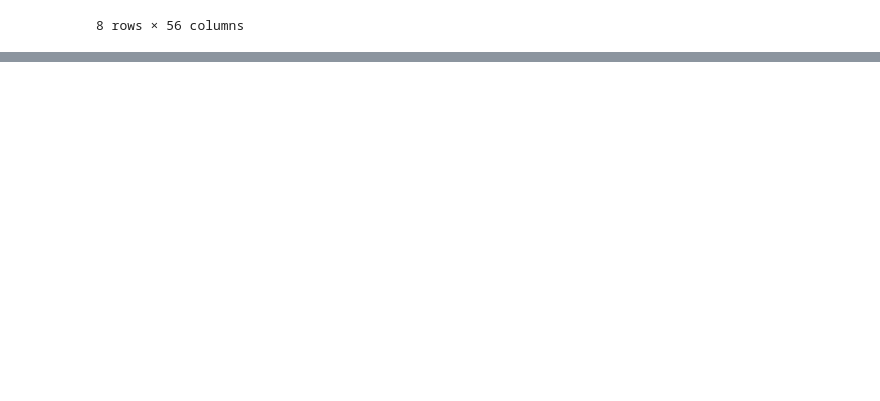
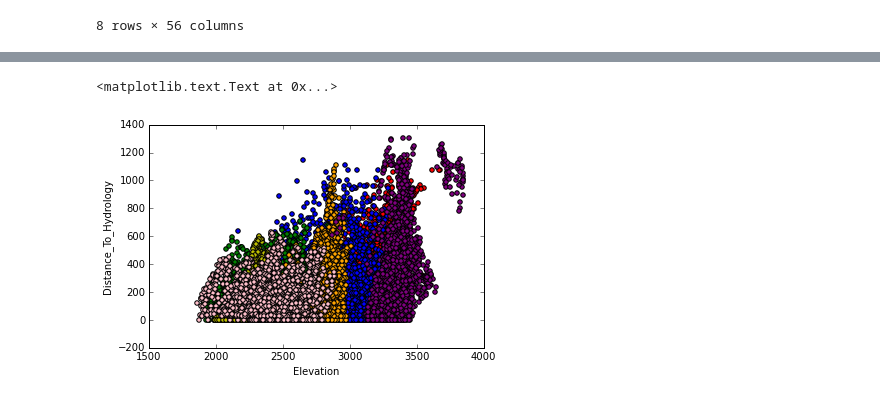
Before and after one commit to rshipskind/forest_cover_type_prediction, a Jupyter notebook: forest_exploration.ipynb, the cells around one changed output, grey strips where cells are left out. Saved outputs shown, nothing was run; the diff lists cells and outputs as text; code cells hidden in the pictures; blank space fills up the shorter version.

```diff
--- a/forest_exploration.ipynb
+++ b/forest_exploration.ipynb
@@ -125,0 +126,13 @@ train_set.corr()
+# %%
+plt.scatter(spruce.Elevation, spruce.Distance_To_Hydrology, c = 'r')
+plt.scatter(lodgepoll.Elevation, spruce.Distance_To_Hydrology, c = 'b')
+plt.scatter(ponderosa.Elevation, ponderosa.Distance_To_Hydrology, c = 'g')
+plt.scatter(cottonwood.Elevation, cottonwood.Distance_To_Hydrology, c = 'y')
+plt.scatter(aspen.Elevation, aspen.Distance_To_Hydrology, c = 'orange')
+plt.scatter(douglas.Elevation, douglas.Distance_To_Hydrology, c = 'pink')
+plt.scatter(krummholz.Elevation, krummholz.Distance_To_Hydrology, c = 'purple')
+plt.xlabel('Elevation')
+plt.ylabel('Distance_To_Hydrology')
+# %% [output]
+<matplotlib.text.Text at 0x...>
+[figure, added]
```
Also changed, not shown: parts of 12 cells of this notebook, 1 other file.
